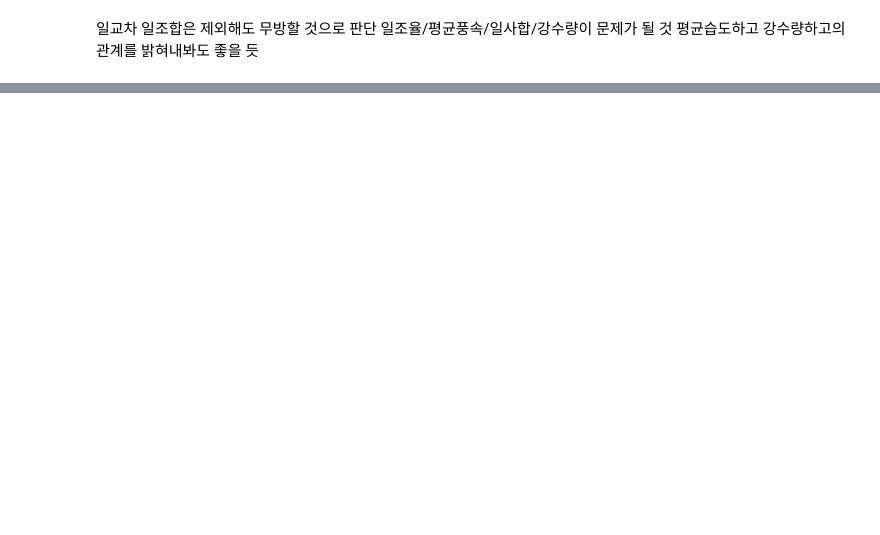
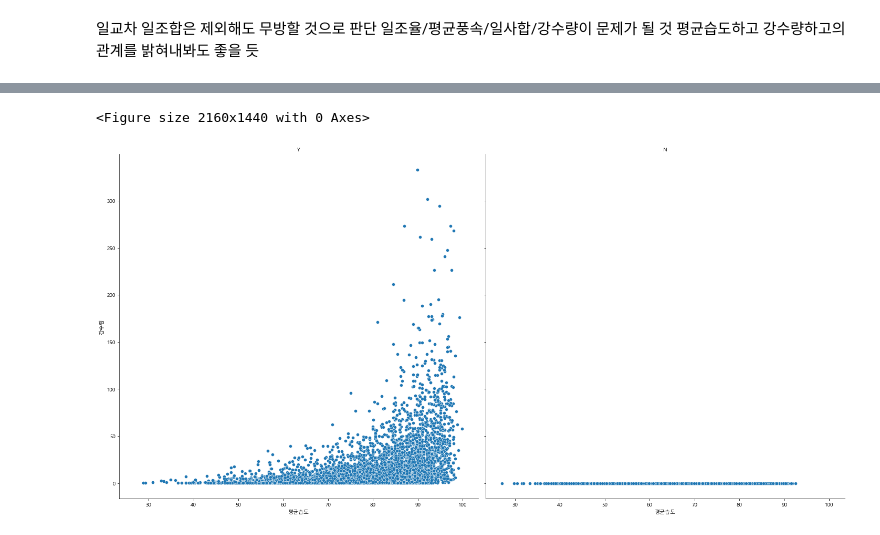
Before and after one commit to Minsung-commit/workbench, a Jupyter notebook: Daicon/날씨예측/EDA.ipynb, the cells around one changed output, grey strips where cells are left out. Saved outputs shown, nothing was run; the diff lists cells and outputs as text; code cells hidden in the pictures; blank space fills up the shorter version.

```diff
--- a/Daicon/날씨예측/EDA.ipynb
+++ b/Daicon/날씨예측/EDA.ipynb
@@ -74,0 +178,20 @@ plt.show()
+# %%
+plt.figure(figsize=(30, 20))
+
+# "Category" 컬럼 기준으로 서브플롯 생성
+g = sns.FacetGrid(rain, col='강수여부', height=10, aspect=1)
+
+# 각 서브플롯에 산점도 그리기
+g.map(sns.scatterplot, '평균습도', '강수량')
+
+# 각 서브플롯에 제목 추가
+g.set_titles(col_template="{col_name}")
+
+# 전체 그래프의 레이아웃 조정
+plt.tight_layout()
+
+# 그래프 표시
+plt.show()
+# %% [output]
+<Figure size 2160x1440 with 0 Axes>
+[figure, added]
```
Also changed, not shown: parts of 22 cells of this notebook, 7 other files.
